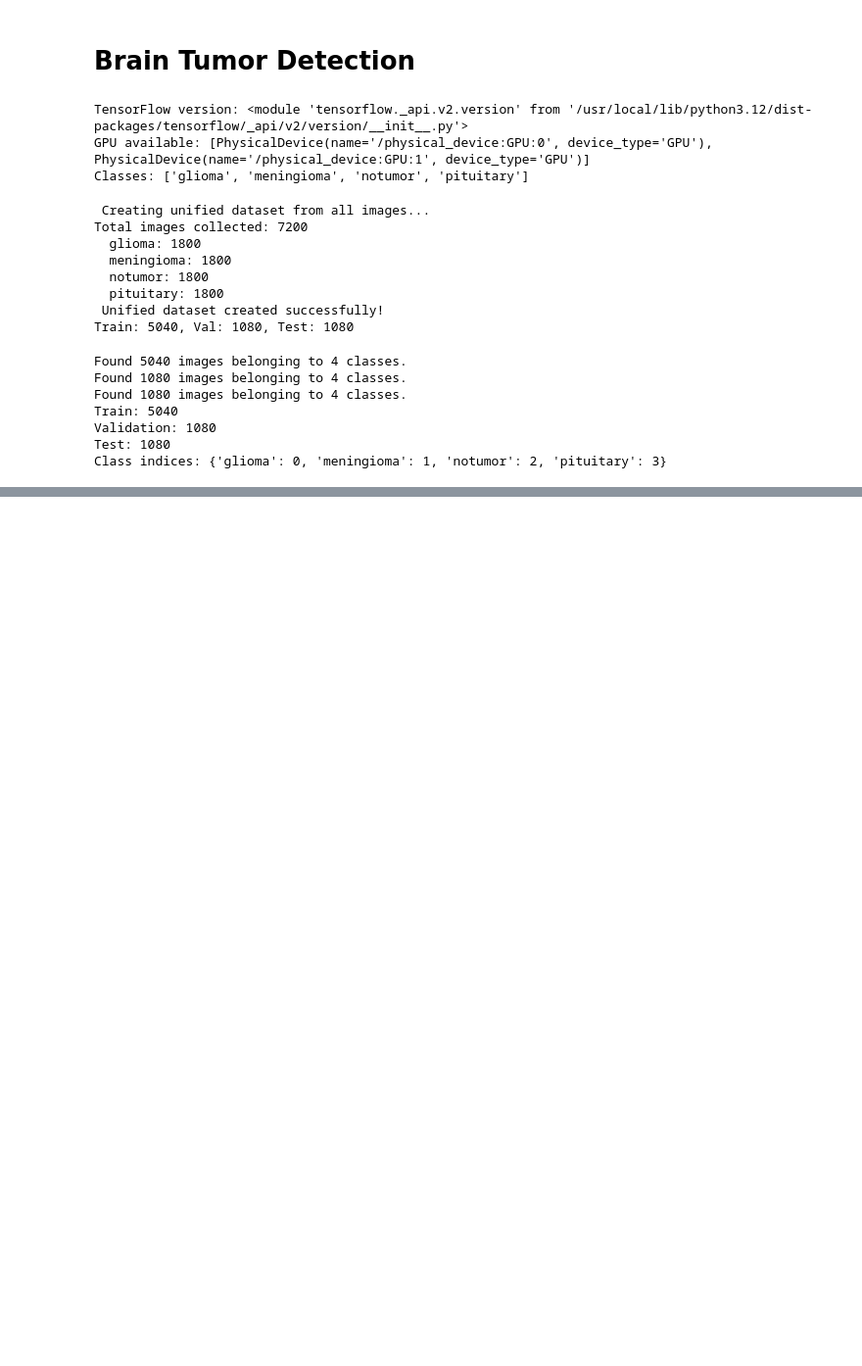
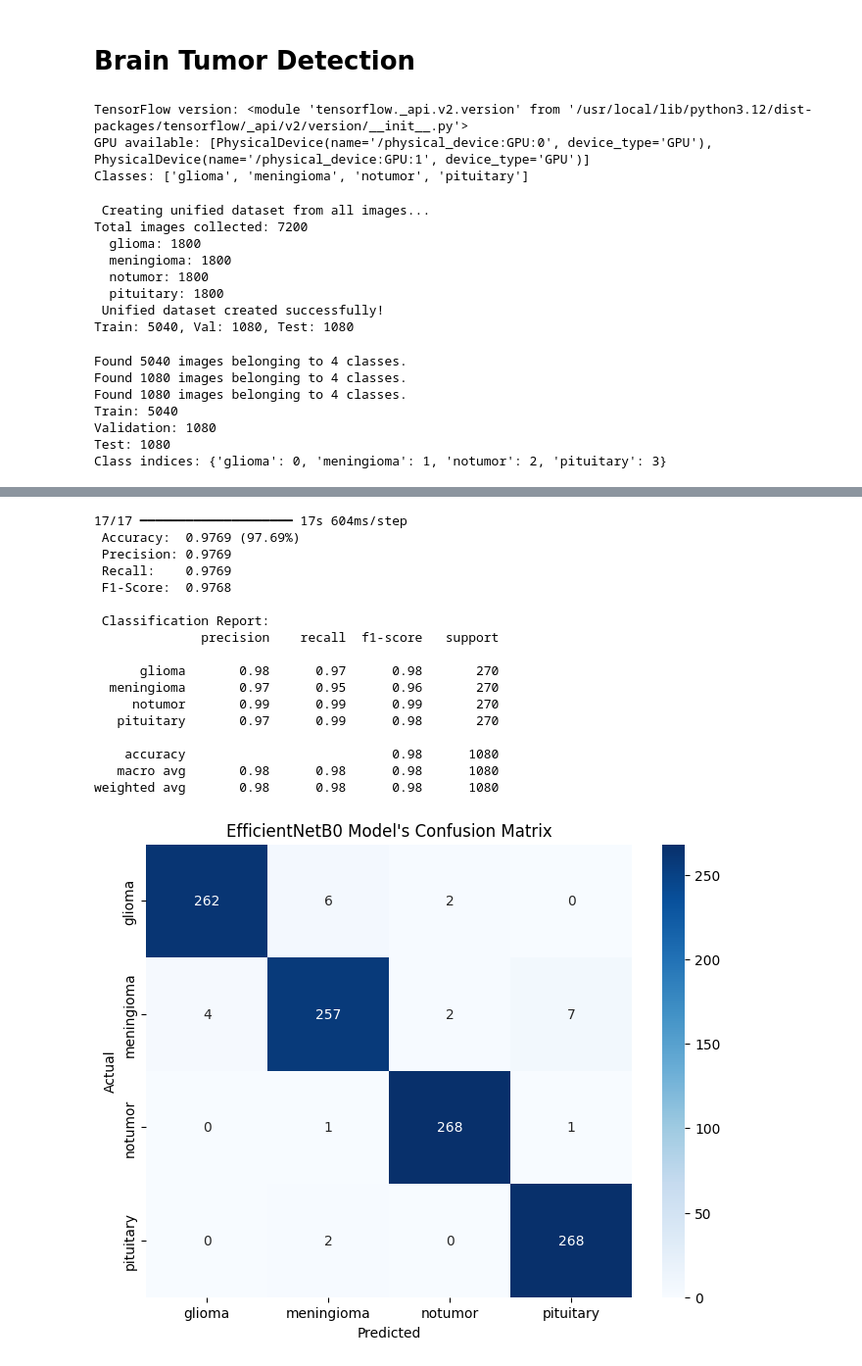
Before and after one commit to Maharun-nasa/Brain_tumor, a Jupyter notebook: brain-tumor-detection.ipynb, the cells around one changed output, grey strips where cells are left out. Shown at 98% size. Drawn from its saved outputs; the diff is of its cells as text; code cells hidden in the pictures; blank space fills up the shorter version.

```diff
--- a/brain-tumor-detection.ipynb
+++ b/brain-tumor-detection.ipynb
@@ -346,0 +340,51 @@ WARNING:absl:You are saving your model as an HDF5 file via `model.save()` or `ke
+# %%
+# EVALUATE EFFICIENTNETB0
+# Predict on test set
+from sklearn.metrics import precision_score, recall_score, f1_score
+test_generator.reset()
+y_pred_probs = model.predict(test_generator, verbose=1)
+y_pred = np.argmax(y_pred_probs, axis=1)
+y_true = test_generator.classes
+
+# Calculate metrics
+acc = accuracy_score(y_true, y_pred)
+prec = precision_score(y_true, y_pred, average='weighted')
+rec = recall_score(y_true, y_pred, average='weighted')
+f1 = f1_score(y_true, y_pred, average='weighted')
+
+print(f" Accuracy:  {acc:.4f} ({acc*100:.2f}%)")
+print(f" Precision: {prec:.4f}")
+print(f" Recall:    {rec:.4f}")
+print(f" F1-Score:  {f1:.4f}")
+
+# Detailed classification report
+print("\n Classification Report:")
+print(classification_report(y_true, y_pred, target_names=CLASS_NAMES))
+
+# Confusion Matrix
+cm = confusion_matrix(y_true, y_pred)
+plt.figure(figsize=(8, 6))
+sns.heatmap(cm, annot=True, fmt='d', xticklabels=CLASS_NAMES, yticklabels=CLASS_NAMES, cmap='Blues')
+plt.title("EfficientNetB0 Model's Confusion Matrix")
+plt.xlabel('Predicted')
+plt.ylabel('Actual')
+plt.show()
+# %% [output]
+17/17 ━━━━━━━━━━━━━━━━━━━━ 17s 604ms/step
+ Accuracy:  0.9769 (97.69%)
+ Precision: 0.9769
+ Recall:    0.9769
+ F1-Score:  0.9768
+
+ Classification Report:
+              precision    recall  f1-score   support
+
+      glioma       0.98      0.97      0.98       270
+  meningioma       0.97      0.95      0.96       270
+     notumor       0.99      0.99      0.99       270
+   pituitary       0.97      0.99      0.98       270
+
+    accuracy                           0.98      1080
+   macro avg       0.98      0.98      0.98      1080
+weighted avg       0.98      0.98      0.98      1080
+[figure, added]
```
Also changed, not shown: parts of 12 cells of this notebook, 3 other files.
